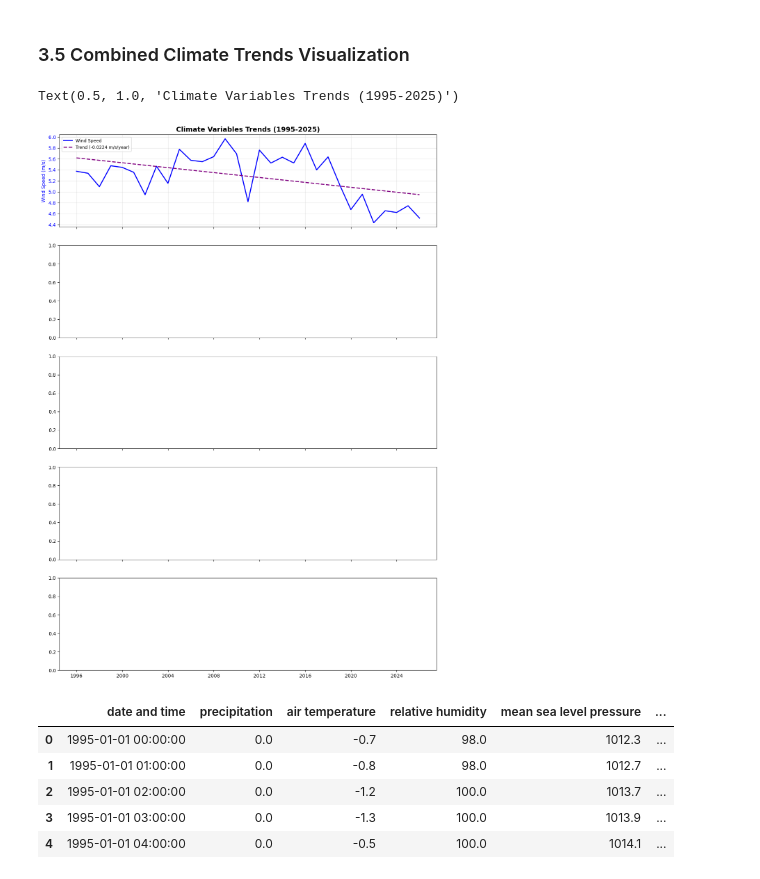
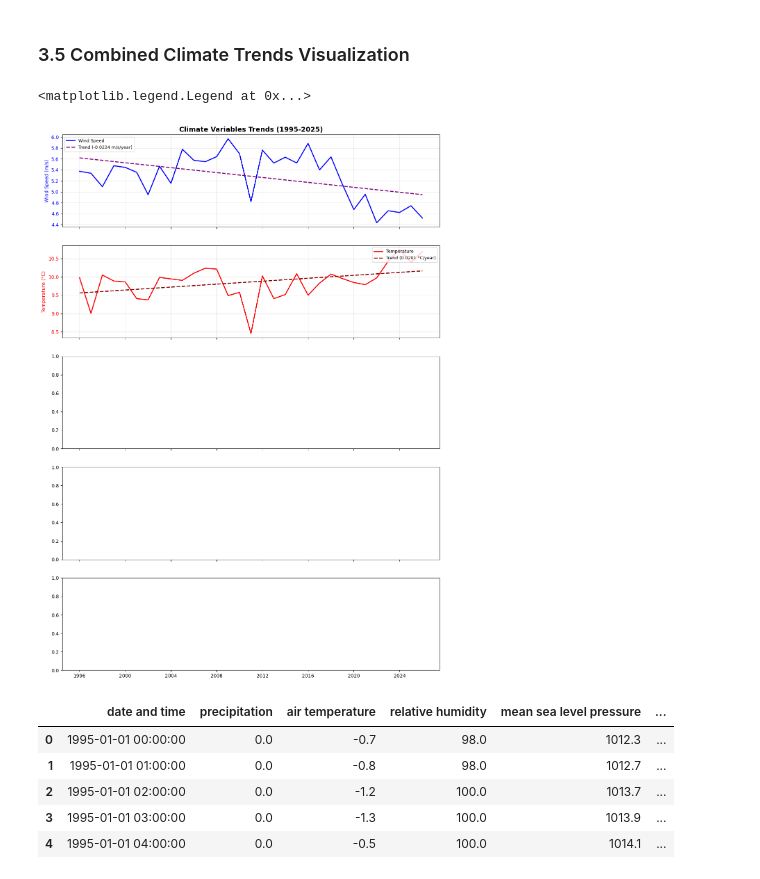
Before and after one commit to tanyasanjuan/pfda-project, a Jupyter notebook: wind.ipynb, the cells around one changed output. Saved outputs shown, nothing was run; the diff lists cells and outputs as text; code cells hidden in the pictures.

Commit message:
plot trend line tempeture

```diff
--- a/wind.ipynb
+++ b/wind.ipynb
@@ -697,35 +697,45 @@ humidity         0.220665    -0.403132       0.128987 -0.099652  1.000000
 # Calculate trend lines for pressure and humidity using linear regression
 msl_years = msl_yearly.index.year.values.astype(float)
 msl_values = msl_yearly.values
 msl_line, msl_intercept = np.polyfit(msl_years, msl_values, 1)
 msl_trend_line = msl_line * msl_years + msl_intercept
 msl_trend = msl_line
 msl_trend_decade = msl_trend * 10
 
 rhum_years = rhum_yearly.index.year.values.astype(float)
 rhum_values = rhum_yearly.values
 rhum_line, rhum_intercept = np.polyfit(rhum_years, rhum_values, 1)
 rhum_trend_line = rhum_line * rhum_years + rhum_intercept
 rhum_trend = rhum_line
 rhum_trend_decade = rhum_trend * 10
 
 # Create a comprehensive trends plot
 fig, axes = plt.subplots(5, 1, figsize=(14, 20), sharex=True)
 ax_index = -1
 
 # Wind Speed
 ax_index += 1
 ax_wind = axes[ax_index]
 ax_wind.plot(df_yearly.index, df_yearly.values, linewidth=2, color='blue', label='Wind Speed')
 ax_wind.plot(df_yearly.index, trend_line, '--', linewidth=2, color='purple', label=f'Trend ({trend:.4f} m/s/year)')
 ax_wind.set_ylabel('Wind Speed (m/s)', color='blue')
 ax_wind.tick_params(axis='y', labelcolor='blue')
 ax_wind.grid(True, alpha=0.3)
 ax_wind.legend(loc='upper left', fontsize=9)
 ax_wind.set_title('Climate Variables Trends (1995-2025)', fontsize=14, fontweight='bold')
+
+# Temperature
+ax_index += 1
+ax_temp = axes[ax_index]
+ax_temp.plot(temp_yearly.index, temp_yearly.values, linewidth=2, color='red', label='Temperature')
+ax_temp.plot(temp_yearly.index, temp_trend_line, '--', linewidth=2, color='darkred', label=f'Trend ({temp_trend:.4f} °C/year)')
+ax_temp.set_ylabel('Temperature (°C)', color='red')
+ax_temp.tick_params(axis='y', labelcolor='red')
+ax_temp.grid(True, alpha=0.3)
+ax_temp.legend(loc='upper right', fontsize=9)
 # %% [output]
-Text(0.5, 1.0, 'Climate Variables Trends (1995-2025)')
+<matplotlib.legend.Legend at 0x...>
-[figure, old version]
+[figure, new version]
 # %%
 # save the clean data
 df.to_csv('wind_for_analysis.csv')
```
